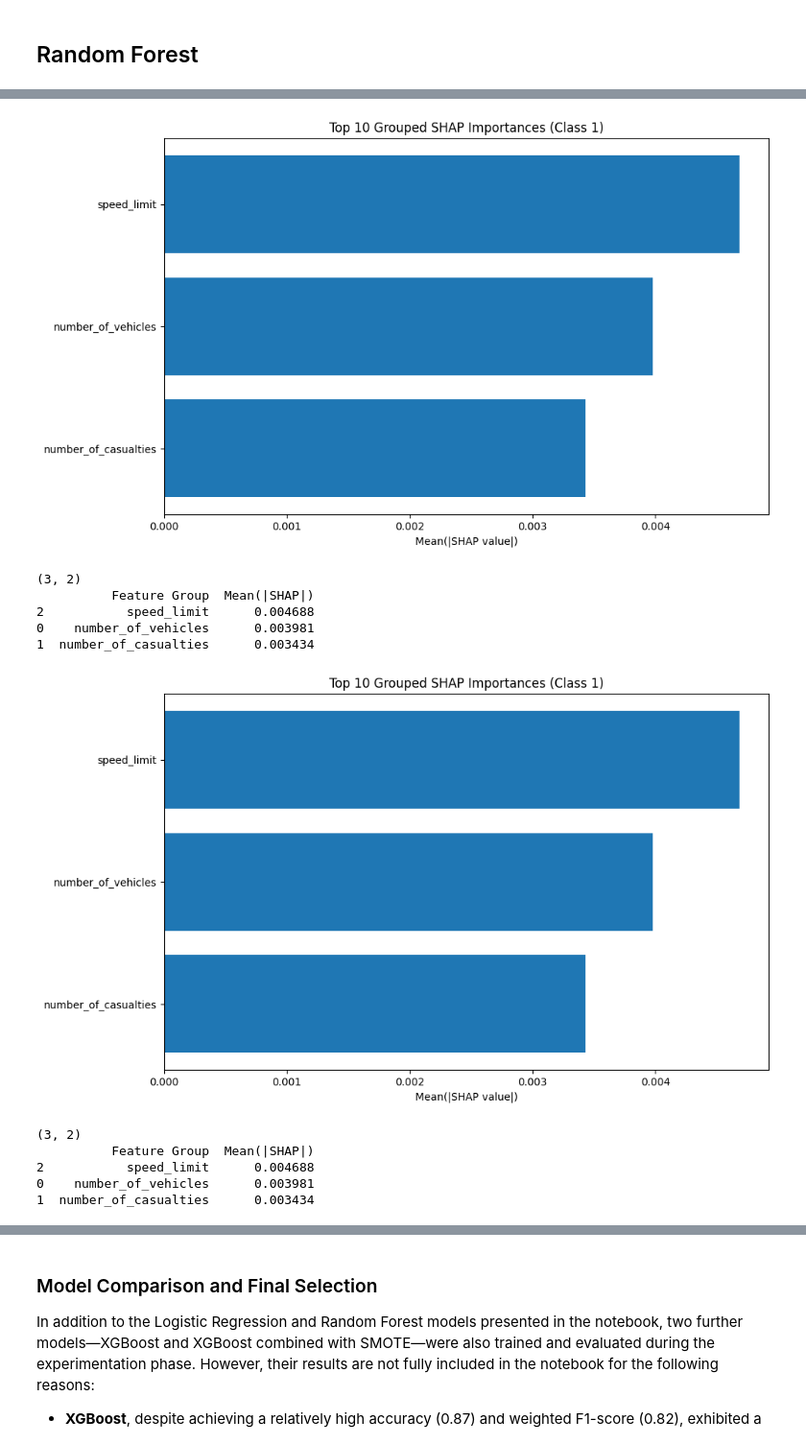
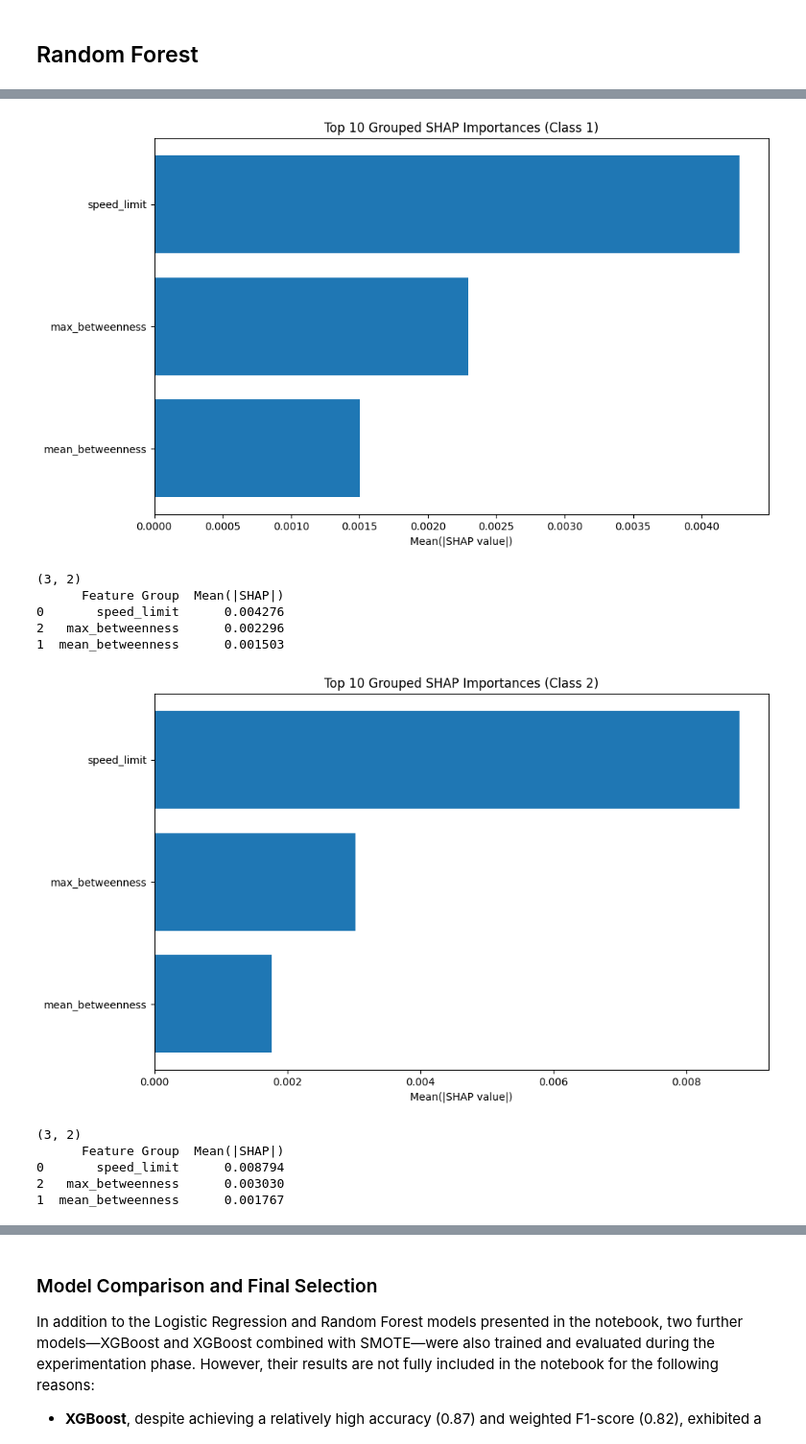
Before and after one commit to Van-Wu1/0006, a Jupyter notebook: scr/submission_final.ipynb, the cells around one changed output, grey strips where cells are left out. Shown at 96% size. Cells and saved outputs as stored; diff of their text form; code cells hidden in the pictures.

```diff
--- a/scr/submission_final.ipynb
+++ b/scr/submission_final.ipynb
@@ -542,7 +547,7 @@ All categorical variables were transformed using one-hot or ordinal encoding. No
 ## 模型起步
 # %%
 # 构建特征与标签
-X = df.drop(columns=["accident_severity"])
+X = df.drop(columns=["accident_severity", "accident_year"])
 y = df["accident_severity"]
 
 # 按年份划分训练集和测试集
@@ -927,12 +926,12 @@ plt.show()
 print(shap_df.shape)
 print(shap_df.head(20))
 # %% [output]
-[figure, old version]
+[figure, new version]
 (3, 2)
-          Feature Group  Mean(|SHAP|)
-2           speed_limit      0.004688
-0    number_of_vehicles      0.003981
-1  number_of_casualties      0.003434
+      Feature Group  Mean(|SHAP|)
+0       speed_limit      0.004276
+2   max_betweenness      0.002296
+1  mean_betweenness      0.001503
 # %%
 target_class = 1
 shap_vals = shap_values[target_class]  # 这是 Explanation 对象
@@ -942,40 +941,40 @@ shap_mean_abs = np.abs(shap_vals.values).mean(axis=0)
 
 # 获取原始特征名
 feature_names = X_train_raw.columns
 
 # 分组回原始字段
 grouped_shap = defaultdict(float)
 
 for feat_name, shap_val in zip(feature_names, shap_mean_abs):
     match = re.match(r"(.+?)_(\d+)$", feat_name)
     if match:
         base_feat = match.group(1)
     else:
         base_feat = feat_name
     grouped_shap[base_feat] += shap_val
 
 # 排序、可视化
 shap_df = pd.DataFrame({
     'Feature Group': list(grouped_shap.keys()),
     'Mean(|SHAP|)': list(grouped_shap.values())
 }).sort_values(by='Mean(|SHAP|)', ascending=False)
 
 plt.figure(figsize=(10, 6))
 plt.barh(shap_df['Feature Group'][:10][::-1], shap_df['Mean(|SHAP|)'][:10][::-1])
 plt.xlabel("Mean(|SHAP value|)")
-plt.title("Top 10 Grouped SHAP Importances (Class 1)")
+plt.title("Top 10 Grouped SHAP Importances (Class 2)")
 plt.tight_layout()
 plt.show()
 
 print(shap_df.shape)
 print(shap_df.head(20))
 # %% [output]
-[figure, old version]
+[figure, new version]
 (3, 2)
-          Feature Group  Mean(|SHAP|)
-2           speed_limit      0.004688
-0    number_of_vehicles      0.003981
-1  number_of_casualties      0.003434
+      Feature Group  Mean(|SHAP|)
+0       speed_limit      0.008794
+2   max_betweenness      0.003030
+1  mean_betweenness      0.001767
 # %%
 target_class = 2
 shap_vals = shap_values[target_class]  # 这是 Explanation 对象
```
Also changed, not shown: parts of 14 cells of this notebook, 3 other files.
